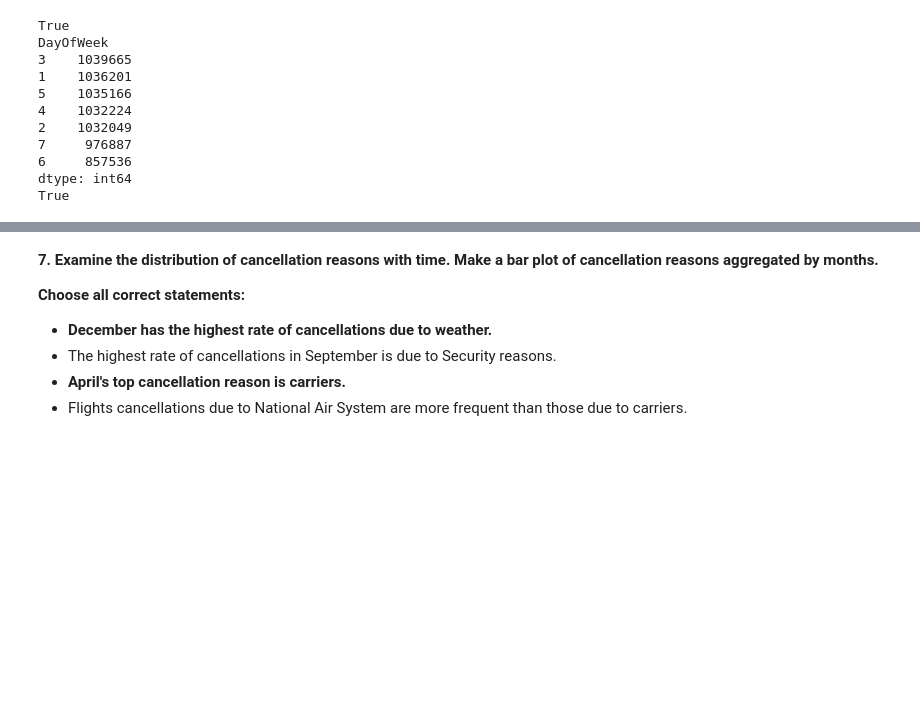
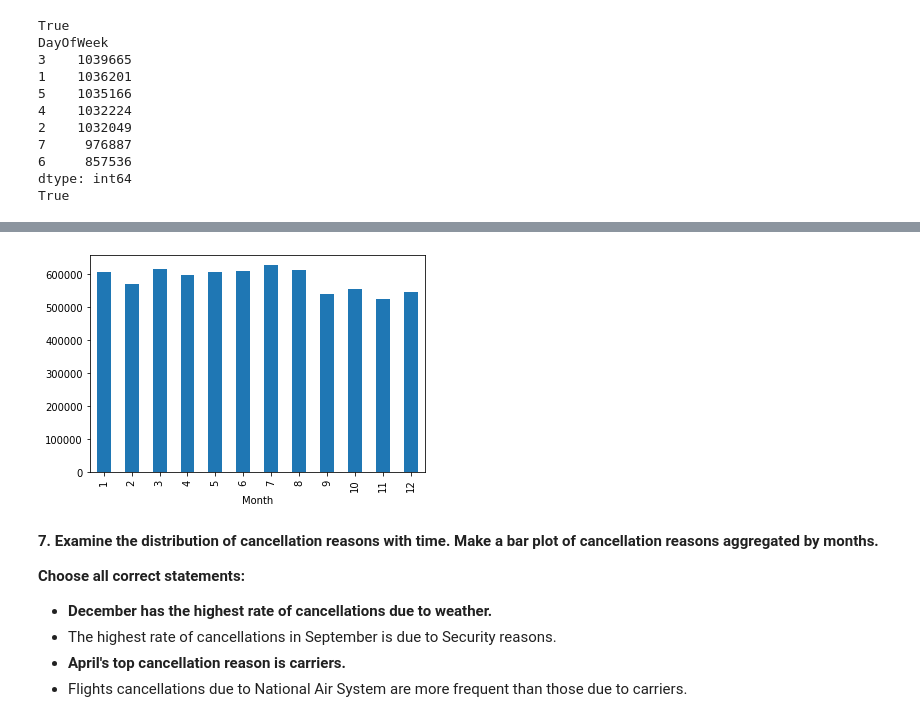
Before and after one commit to DaniilOr/cs102, a Jupyter notebook: HW7/assignment2_USA_flights.ipynb.ipynb, the cells around one changed output, grey strips where cells are left out. Cells and saved outputs as stored; diff of their text form; code cells hidden in the pictures; blank space fills up the shorter version.

```diff
--- a/HW7/assignment2_USA_flights.ipynb.ipynb
+++ b/HW7/assignment2_USA_flights.ipynb.ipynb
@@ -349,3 +347,7 @@ True
+# %%
+flights_df.groupby('Month').size().plot(kind='bar');
+# %% [output]
+[figure, added]
 # %% [markdown]
 **7. Examine the distribution of cancellation reasons with time. Make a bar plot of cancellation reasons aggregated by months.**
 
```
Also changed, not shown: parts of 6 cells of this notebook.
